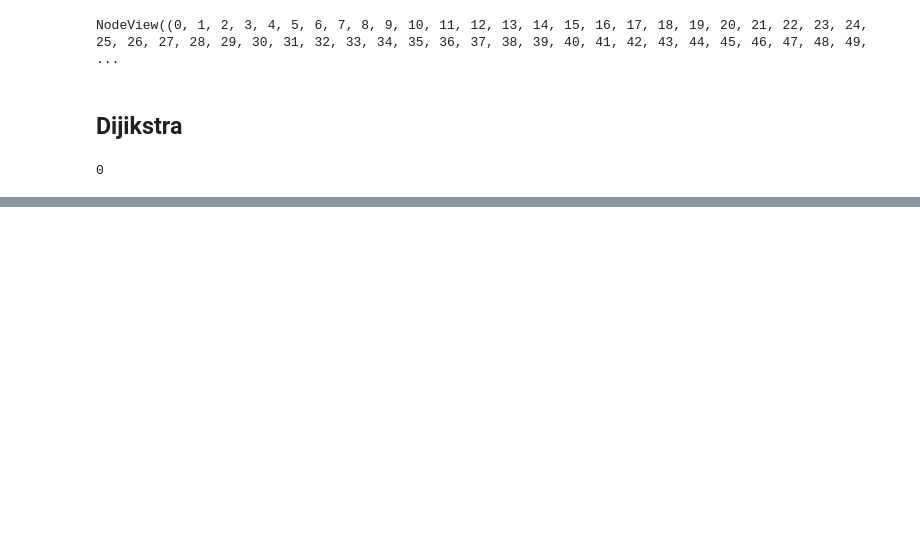
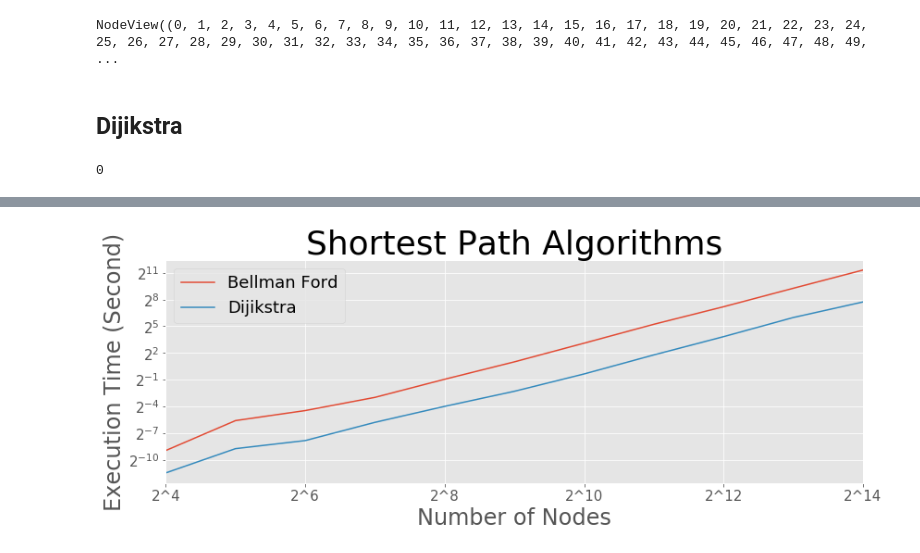
Before and after one commit to keita-dc/coursera_algorithm, a Jupyter notebook: assignment_6_graph.ipynb, the cells around one changed output, grey strips where cells are left out. Saved outputs shown, nothing was run; the diff lists cells and outputs as text; code cells hidden in the pictures; blank space fills up the shorter version.

Commit message:
performance check bellman vs dijikstra

```diff
--- a/assignment_6_graph.ipynb
+++ b/assignment_6_graph.ipynb
@@ -47,8 +47,8 @@ for v in G100.adj[0]:
 46
 # %%
 def initiation(graph, start):
-    nx.set_node_attributes(G100, np.NAN, "parent")
-    nx.set_node_attributes(G100, np.inf, "discovery")
+    nx.set_node_attributes(graph, np.NAN, "parent")
+    nx.set_node_attributes(graph, np.inf, "discovery")
     graph.nodes[start]["discovery"] = 0
     return graph
 # %%
@@ -122,7 +122,7 @@ def extract_min(graph, vertices):
     for i in range(1, len(vertices)):
         vertex = vertices[i]
         if graph.nodes[minimum]["discovery"] > graph.nodes[vertex]["discovery"]:
-            minimum = i
+            minimum = vertices[i]
     return minimum
 # %%
 extract_min(G100, [i for i in range(100)])
@@ -150,6 +148,6 @@ def dijikstra(graph, start):
 
     return graph
 # %%
-G100 = nx.gnm_random_graph(100, 500, directed=True)
+G100 = nx.gnm_random_graph(16, 32, directed=True)
 for (u,v,w) in G100.edges(data=True):
     w["weight"] = np.random.randint(1, 10)
@@ -176,0 +171,20 @@ ValueError: list.remove(x): x not in list
+# %%
+time_list = []
+for i in range(4, 15):
+    G = nx.gnm_random_graph(2**i, 2**(i+1), directed=True)
+    for (u,v,w) in G.edges(data=True):
+        w["weight"] = np.random.randint(1, 10)
+
+    Gb = G
+    Gd = G
+
+    start_time = time.time()
+    bellman_ford(Gb, 0)
+    bellman_time = time.time() - start_time
+
+    start_time = time.time()
+    dijikstra(Gd, 0)
+    dijikstra_time = time.time() - start_time
+
+    time_list.append([bellman_time, dijikstra_time])
+    print("i={}: completed".format(i))
@@ -176,0 +209,16 @@ ValueError: list.remove(x): x not in list
+# %%
+time_df = pd.DataFrame(time_list, index=range(4, 15), columns=["bellman_ford", "dijikstra"])
+time_df.plot(figsize=(12, 4.8))
+
+plt.title("Shortest Path Algorithms", fontsize=36)
+plt.legend(["Bellman Ford", "Dijikstra"], fontsize=18)
+plt.xlabel("Number of Nodes", fontsize = 24)
+plt.xticks(np.arange(4, 15, 2), labels = ["2^{}".format(i) for i in range(4, 15, 2)], fontsize=15)
+plt.yticks(fontsize=15)
+plt.yscale("log", basey=2)
+plt.ylabel("Execution Time (Second)", fontsize = 24)
+plt.tight_layout()
+plt.savefig("image/bellman_ford_dijikstra.png")
+plt.show()
+# %% [output]
+[figure, added]
```
Also changed, not shown: parts of 10 cells of this notebook, 1 other file.
